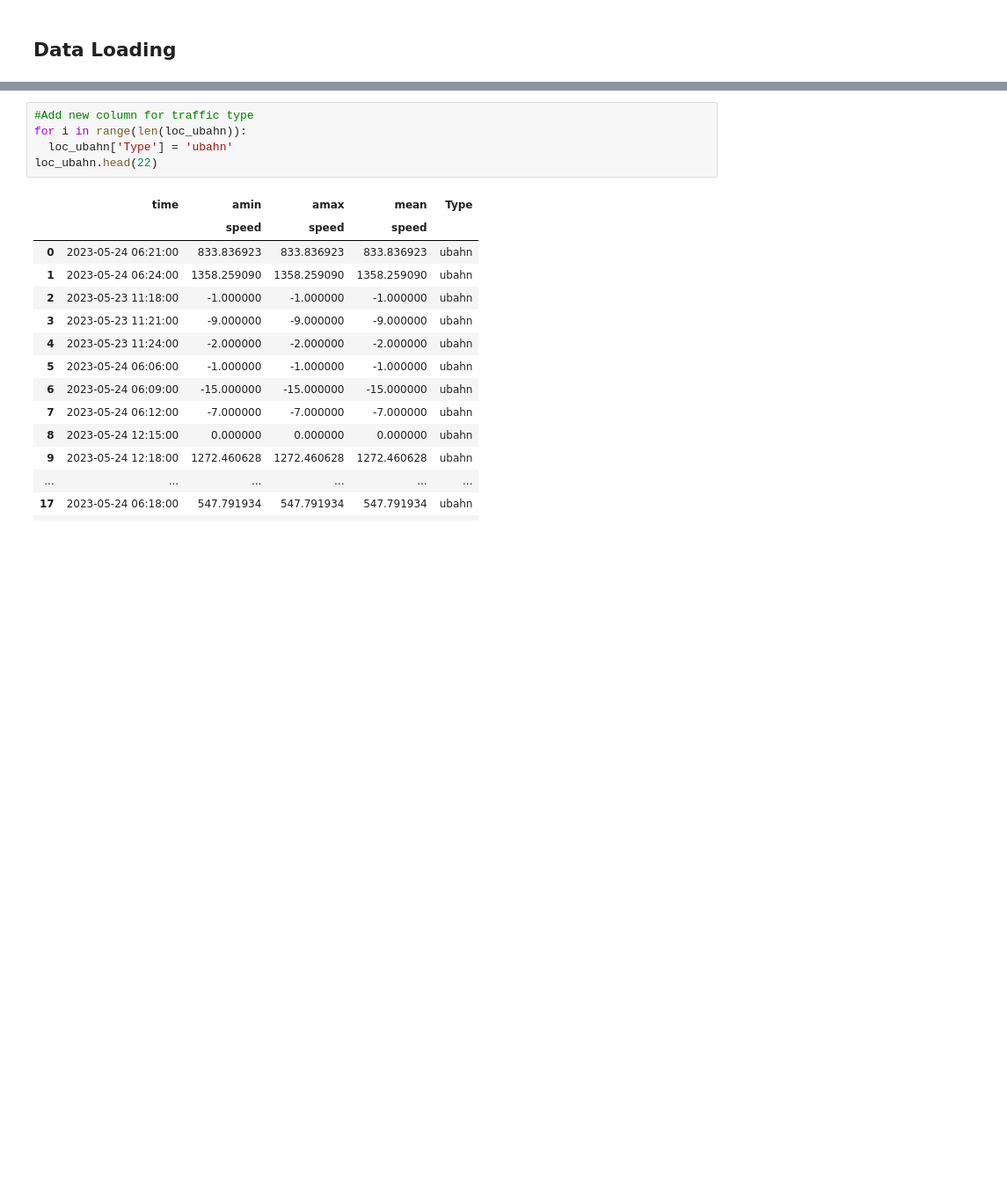
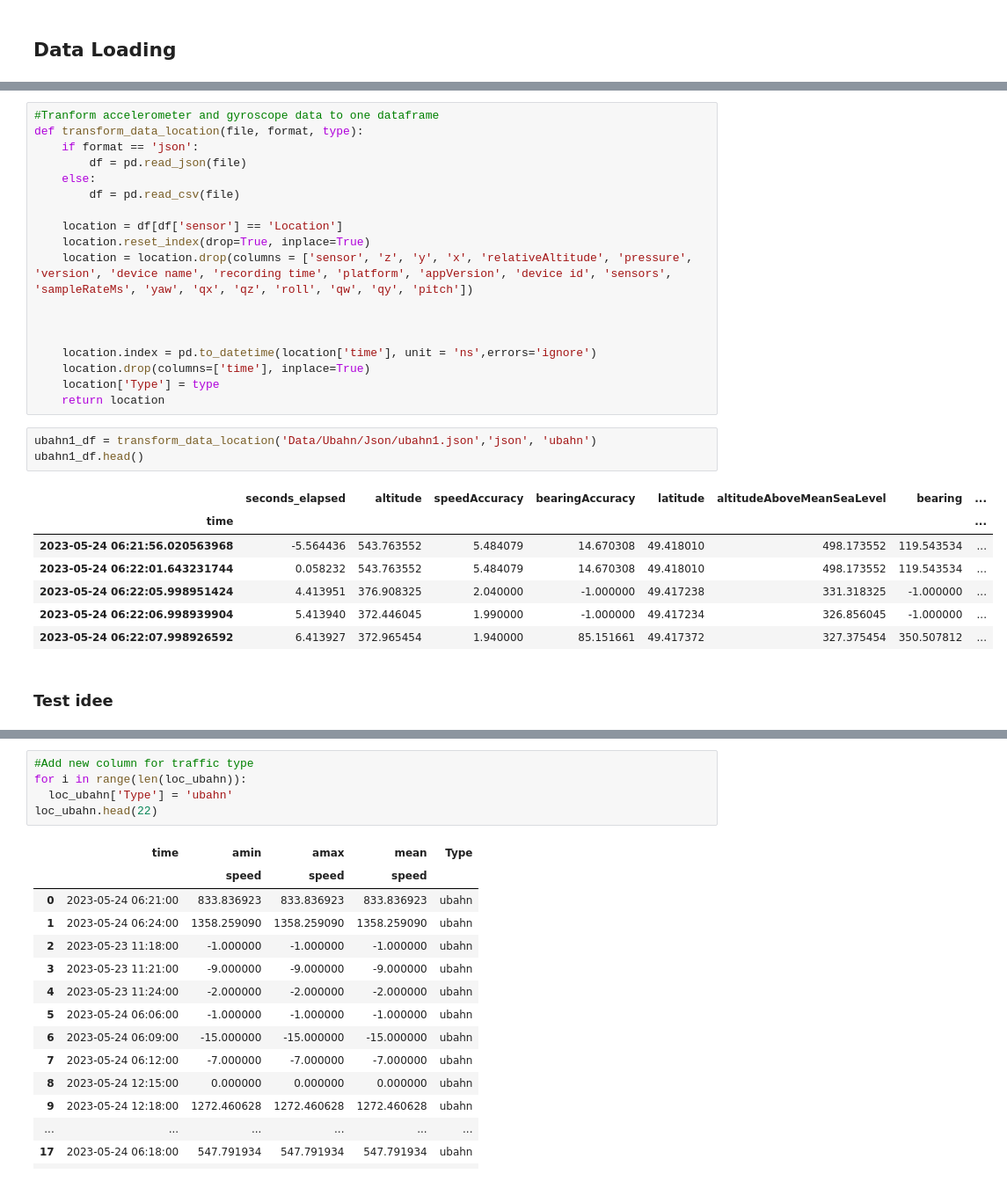
Before and after one commit to or81ynez/MaennerML, a Jupyter notebook: Maenner.ipynb, the cells around one changed output, grey strips where cells are left out. Shown: that part at 88% size. Drawn from its saved outputs; the diff is of its cells as text; blank space fills up the shorter version.

```diff
--- a/Maenner.ipynb
+++ b/Maenner.ipynb
@@ -69,0 +61,31 @@ for df in [loc_ubahn1, loc_ubahn2, loc_ubahn3, loc_ubahn4, loc_ubahn5, loc_ubahn
+# %%
+#Tranform accelerometer and gyroscope data to one dataframe
+def transform_data_location(file, format, type):
+    if format == 'json':
+        df = pd.read_json(file)
+    else:
+        df = pd.read_csv(file)
+
+    location = df[df['sensor'] == 'Location']
+    location.reset_index(drop=True, inplace=True)
+    location = location.drop(columns = ['sensor', 'z', 'y', 'x', 'relativeAltitude', 'pressure', 'version', 'device name', 'recording time', 'platform', 'appVersion', 'device id', 'sensors', 'sampleRateMs', 'yaw', 'qx', 'qz', 'roll', 'qw', 'qy', 'pitch'])
+
+
+
+    location.index = pd.to_datetime(location['time'], unit = 'ns',errors='ignore')
+    location.drop(columns=['time'], inplace=True)
+    location['Type'] = type
+    return location
+# %%
+ubahn1_df = transform_data_location('Data/Ubahn/Json/ubahn1.json','json', 'ubahn')
+ubahn1_df.head()
+# %% [output]
+|  | seconds_elapsed | altitude | speedAccuracy | bearingAccuracy | latitude | altitudeAboveMeanSeaLevel | bearing | ... |
+| time |  |  |  |  |  |  |  | ... |
+| 2023-05-24 06:21:56.020563968 | -5.564436 | 543.763552 | 5.484079 | 14.670308 | 49.418010 | 498.173552 | 119.543534 | ... |
+| 2023-05-24 06:22:01.643231744 | 0.058232 | 543.763552 | 5.484079 | 14.670308 | 49.418010 | 498.173552 | 119.543534 | ... |
+| 2023-05-24 06:22:05.998951424 | 4.413951 | 376.908325 | 2.040000 | -1.000000 | 49.417238 | 331.318325 | -1.000000 | ... |
+| 2023-05-24 06:22:06.998939904 | 5.413940 | 372.446045 | 1.990000 | -1.000000 | 49.417234 | 326.856045 | -1.000000 | ... |
+| 2023-05-24 06:22:07.998926592 | 6.413927 | 372.965454 | 1.940000 | 85.151661 | 49.417372 | 327.375454 | 350.507812 | ... |
+# %% [markdown]
+### Test idee
```
Also changed, not shown: parts of 20 cells of this notebook, 2 other files.
